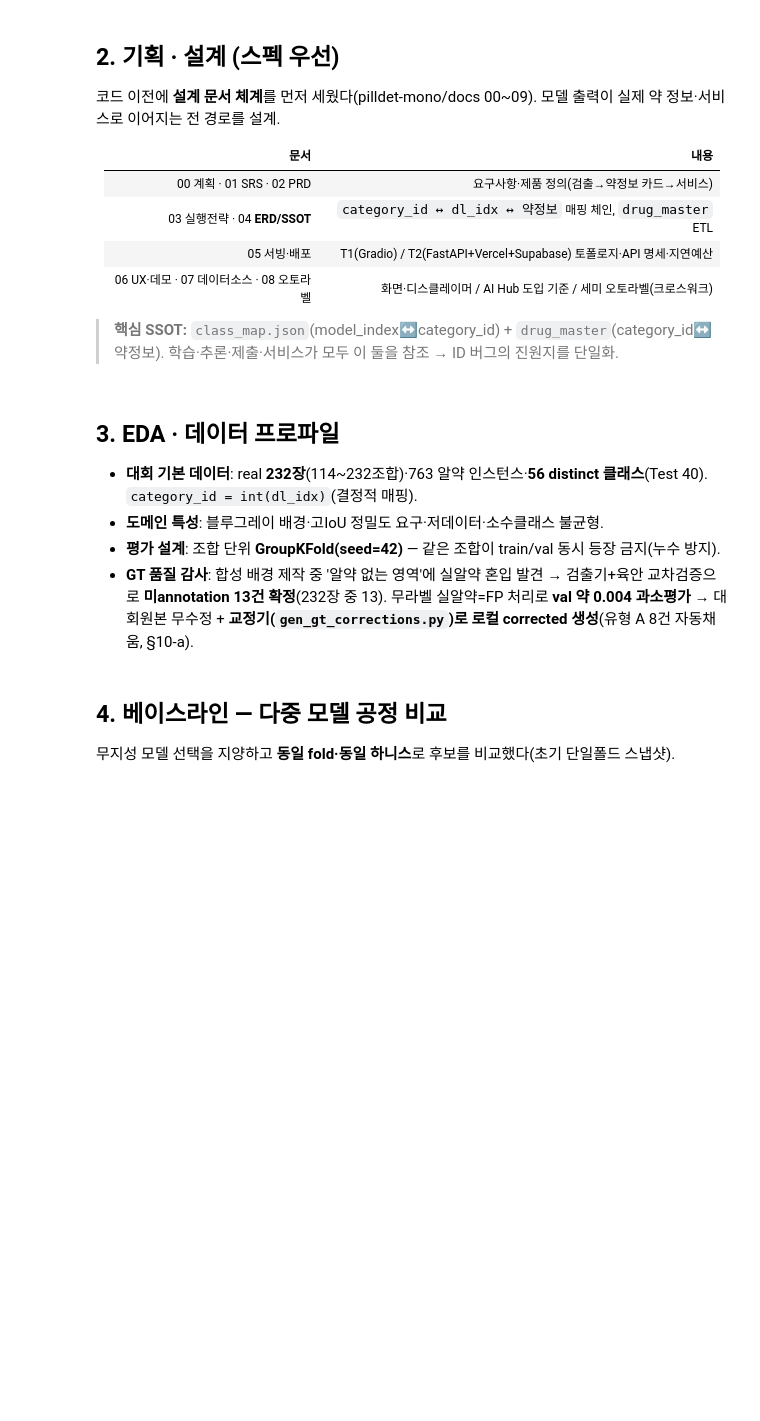
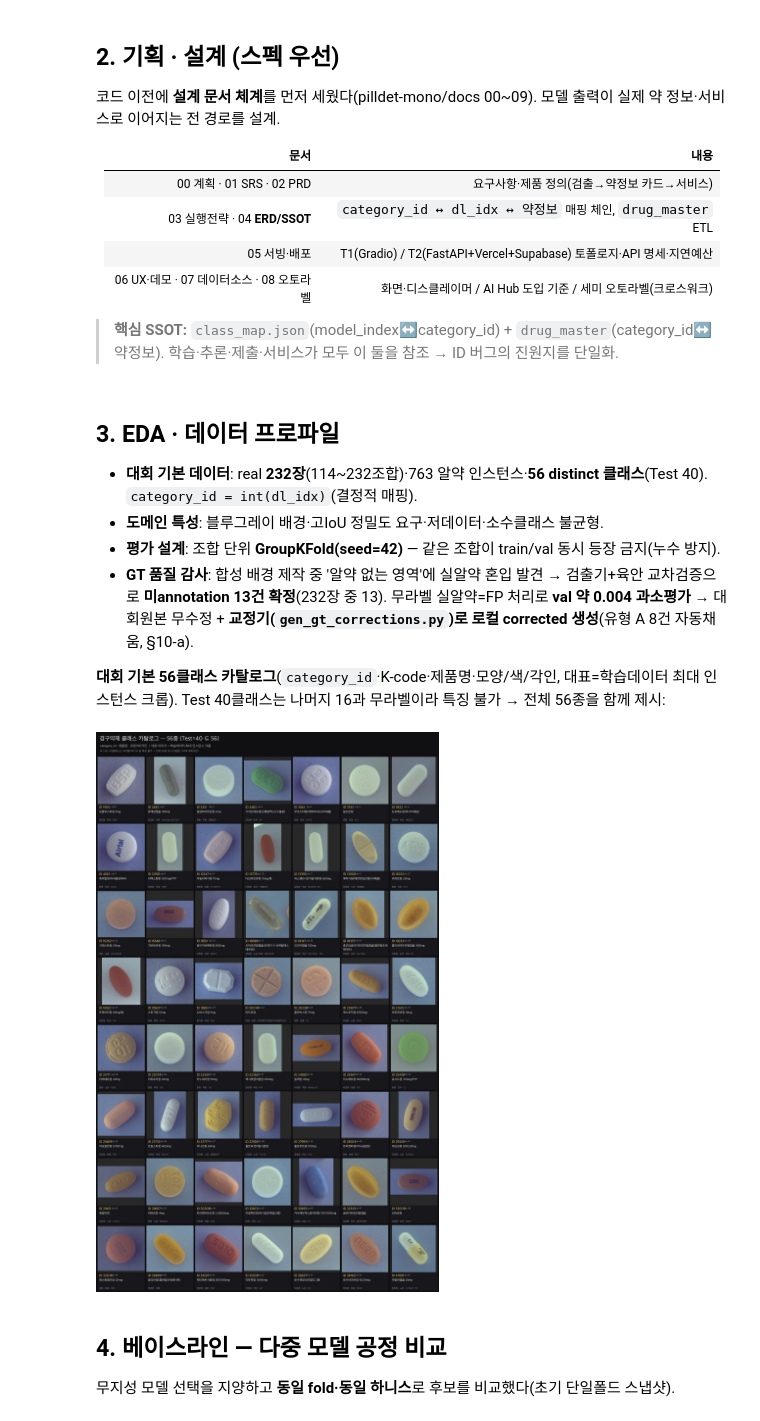
Before and after one commit to taemin050-sys/project1-3team, a Jupyter notebook: beamsearch/LHK/05_final_report.ipynb, the cells around one changed output. Saved outputs shown, nothing was run; the diff lists cells and outputs as text; code cells hidden in the pictures; blank space fills up the shorter version.

```diff
--- a/beamsearch/LHK/05_final_report.ipynb
+++ b/beamsearch/LHK/05_final_report.ipynb
@@ -50,6 +50,12 @@ setup OK · data · img
 - **도메인 특성**: 블루그레이 배경·고IoU 정밀도 요구·저데이터·소수클래스 불균형.
 - **평가 설계**: 조합 단위 **GroupKFold(seed=42)** — 같은 조합이 train/val 동시 등장 금지(누수 방지).
 - **GT 품질 감사**: 합성 배경 제작 중 '알약 없는 영역'에 실알약 혼입 발견 → 검출기+육안 교차검증으로 **미annotation 13건 확정**(232장 중 13). 무라벨 실알약=FP 처리로 **val 약 0.004 과소평가** → 대회원본 무수정 + **교정기(`gen_gt_corrections.py`)로 로컬 corrected 생성**(유형 A 8건 자동채움, §10-a).
+
+**대회 기본 56클래스 카탈로그**(`category_id`·K-code·제품명·모양/색/각인, 대표=학습데이터 최대 인스턴스 크롭). Test 40클래스는 나머지 16과 무라벨이라 특징 불가 → 전체 56종을 함께 제시:
+# %%
+display(Image(str(IMG/'report_10_class_catalog_56.jpg')))
+# %% [output]
+[figure, added]
 # %% [markdown]
 ## 4. 베이스라인 — 다중 모델 공정 비교
 무지성 모델 선택을 지양하고 **동일 fold·동일 하니스**로 후보를 비교했다(초기 단일폴드 스냅샷).
```
Also changed, not shown: parts of 2 cells of this notebook, 2 other files.
